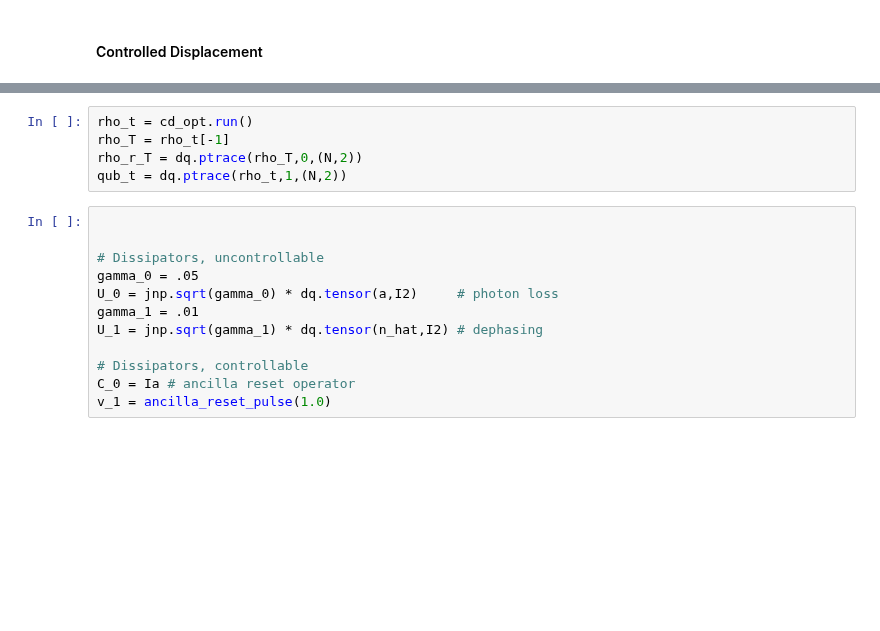
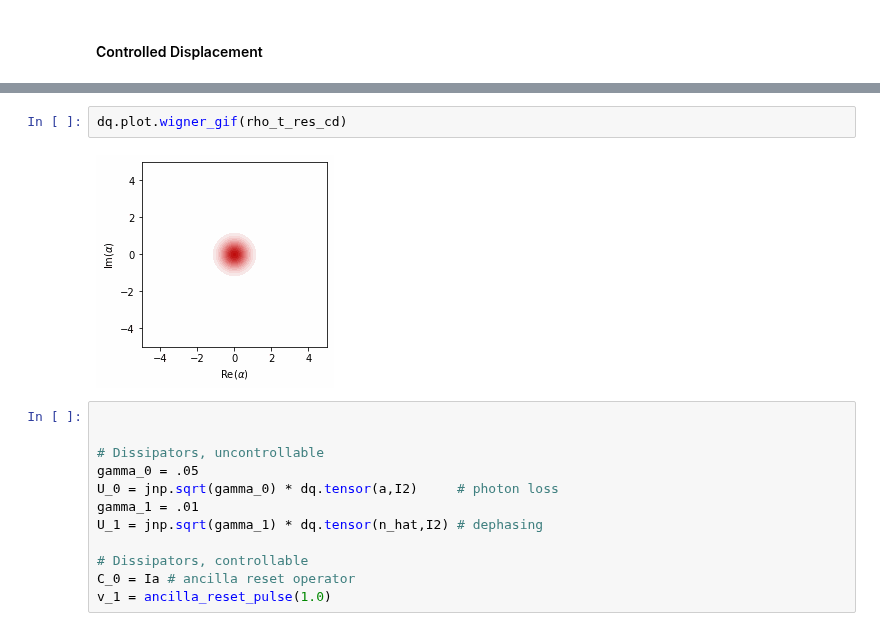
Before and after one commit to connorblake1/jiang-research, a Jupyter notebook: FiniteGKP/jax_FiniteGKP.ipynb, the cells around one changed output, grey strips where cells are left out. Cells and saved outputs as stored; diff of their text form; blank space fills up the shorter version.

```diff
--- a/FiniteGKP/jax_FiniteGKP.ipynb
+++ b/FiniteGKP/jax_FiniteGKP.ipynb
@@ -700,8 +705,7 @@ figpre.show()
-# %%
-rho_t = cd_opt.run()
-rho_T = rho_t[-1]
-rho_r_T = dq.ptrace(rho_T,0,(N,2))
-qub_t = dq.ptrace(rho_t,1,(N,2))
+# %%
+dq.plot.wigner_gif(rho_t_res_cd)
+# %% [output]
+[figure, added]
 # %%
 
 
```
Also changed, not shown: parts of 8 cells of this notebook, 1 other file.
